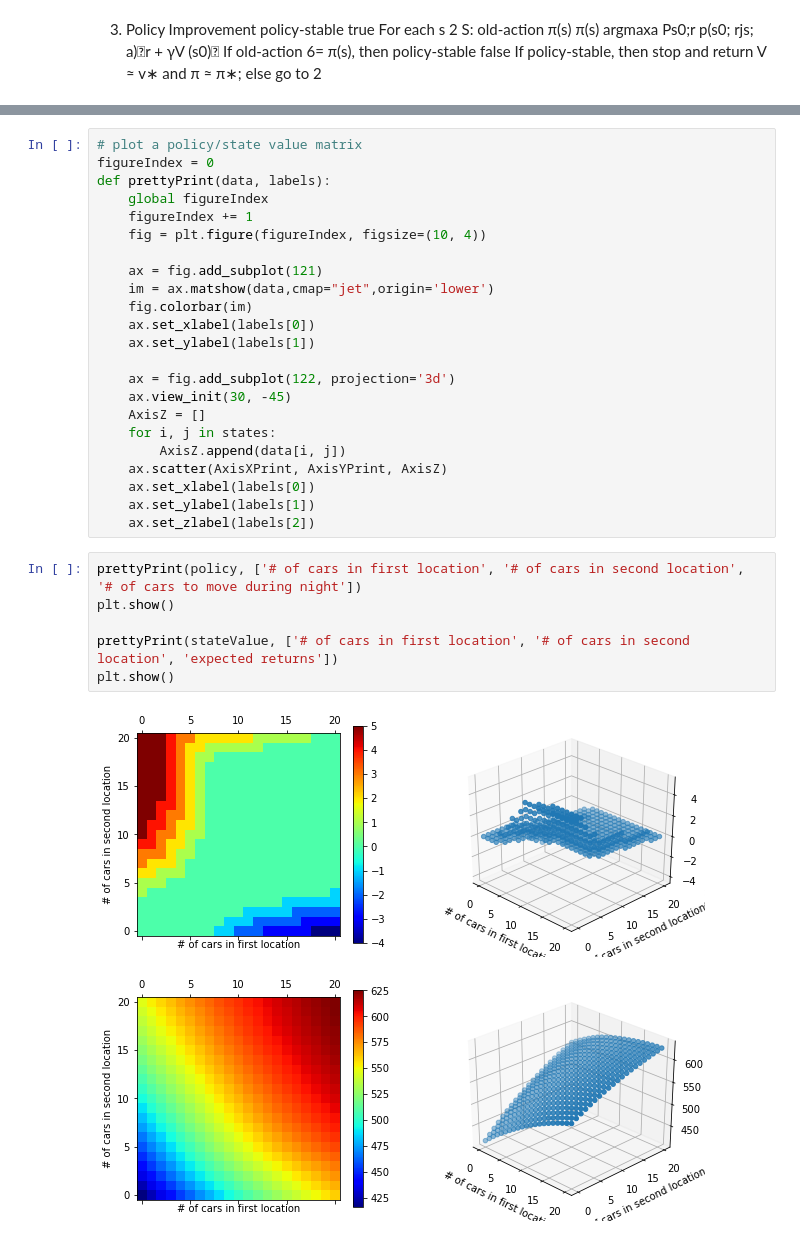
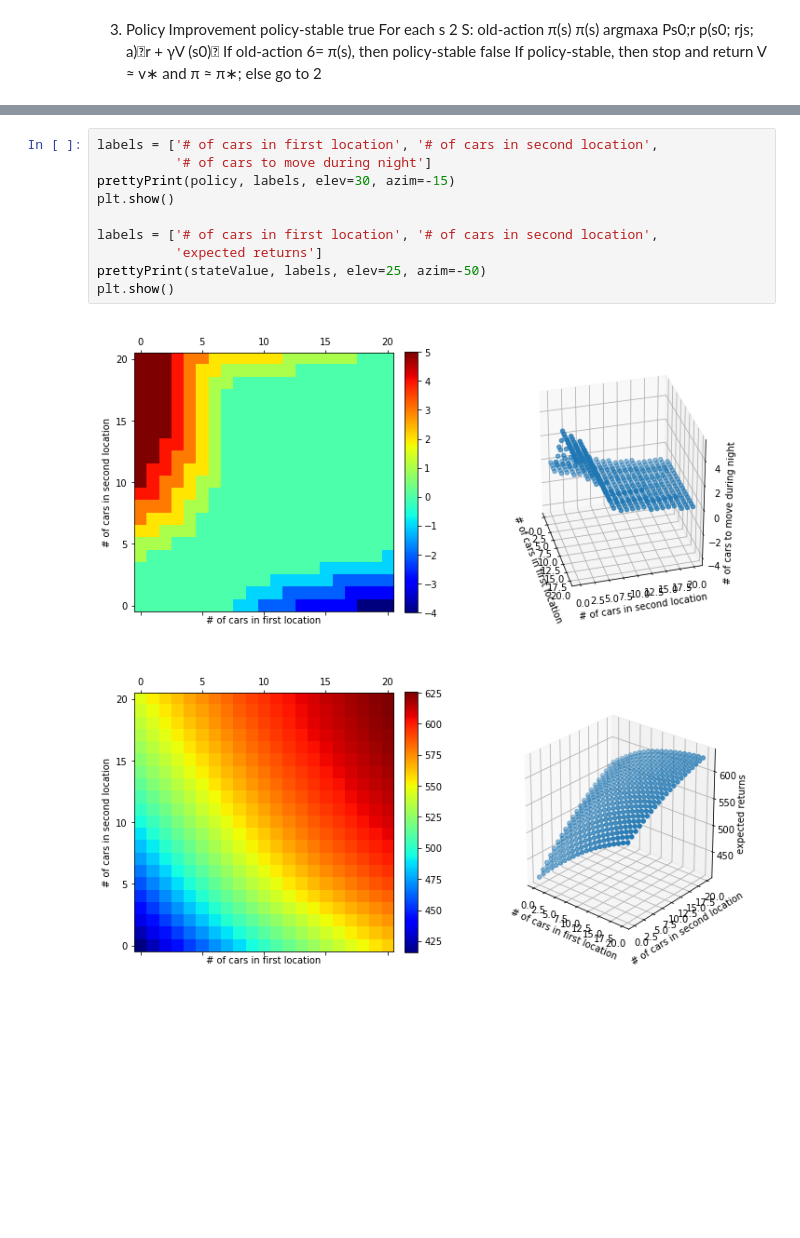
Before and after one commit to yellowlab9/reinforcement-learning-an-introduction, a Jupyter notebook: chapter04/CarRental.ipynb, the cells around one changed output, grey strips where cells are left out. Cells and saved outputs as stored; diff of their text form; blank space fills up the shorter version.

Commit message:
reposition subplots

```diff
--- a/chapter04/CarRental.ipynb
+++ b/chapter04/CarRental.ipynb
@@ -273,32 +311,13 @@ while True:
-# %%
-# plot a policy/state value matrix
-figureIndex = 0
-def prettyPrint(data, labels):
-    global figureIndex
-    figureIndex += 1
-    fig = plt.figure(figureIndex, figsize=(10, 4))
-
-    ax = fig.add_subplot(121)
-    im = ax.matshow(data,cmap="jet",origin='lower')
-    fig.colorbar(im)
-    ax.set_xlabel(labels[0])
-    ax.set_ylabel(labels[1])
-
-    ax = fig.add_subplot(122, projection='3d')
-    ax.view_init(30, -45)
-    AxisZ = []
-    for i, j in states:
-        AxisZ.append(data[i, j])
-    ax.scatter(AxisXPrint, AxisYPrint, AxisZ)
-    ax.set_xlabel(labels[0])
-    ax.set_ylabel(labels[1])
-    ax.set_zlabel(labels[2])
 # %%
-prettyPrint(policy, ['# of cars in first location', '# of cars in second location', '# of cars to move during night'])
+labels = ['# of cars in first location', '# of cars in second location',
+          '# of cars to move during night']
+prettyPrint(policy, labels, elev=30, azim=-15)
 plt.show()
 
-prettyPrint(stateValue, ['# of cars in first location', '# of cars in second location', 'expected returns'])
+labels = ['# of cars in first location', '# of cars in second location',
+          'expected returns']
+prettyPrint(stateValue, labels, elev=25, azim=-50)
 plt.show()
 # %% [output]
-[figure, old version]
+[figure, new version]
-[figure, old version]
+[figure, new version]
```
Also changed, not shown: parts of 3 cells of this notebook.
